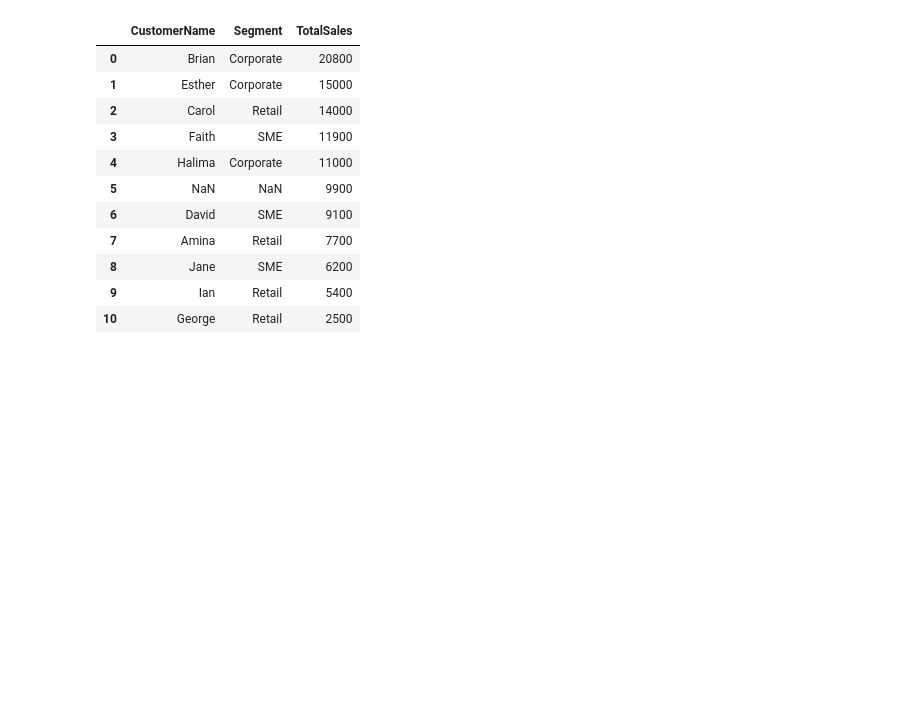
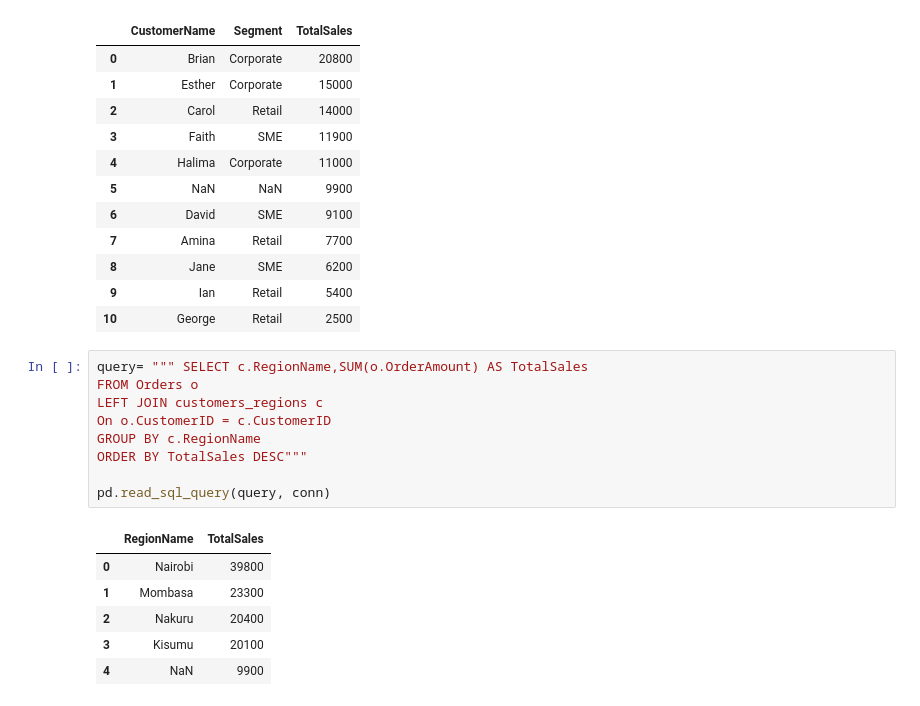
Before and after one commit to sylvainenzo/DSA2050-Week2-674139, a Jupyter notebook: DSA2050_Week2_SQL_Lab.ipynb, the cells around one changed output. Drawn from its saved outputs; the diff is of its cells as text; blank space fills up the shorter version.

```diff
--- a/DSA2050_Week2_SQL_Lab.ipynb
+++ b/DSA2050_Week2_SQL_Lab.ipynb
@@ -497,3 +497,19 @@ pd.read_sql_query(query, conn)
 | 8 | Jane | SME | 6200 |
 | 9 | Ian | Retail | 5400 |
 | 10 | George | Retail | 2500 |
+# %%
+query= """ SELECT c.RegionName,SUM(o.OrderAmount) AS TotalSales
+FROM Orders o
+LEFT JOIN customers_regions c
+On o.CustomerID = c.CustomerID
+GROUP BY c.RegionName
+ORDER BY TotalSales DESC"""
+
+pd.read_sql_query(query, conn)
+# %% [output]
+|  | RegionName | TotalSales |
+| 0 | Nairobi | 39800 |
+| 1 | Mombasa | 23300 |
+| 2 | Nakuru | 20400 |
+| 3 | Kisumu | 20100 |
+| 4 | NaN | 9900 |
```
Also changed, not shown: parts of 1 cell of this notebook, 1 other file.
